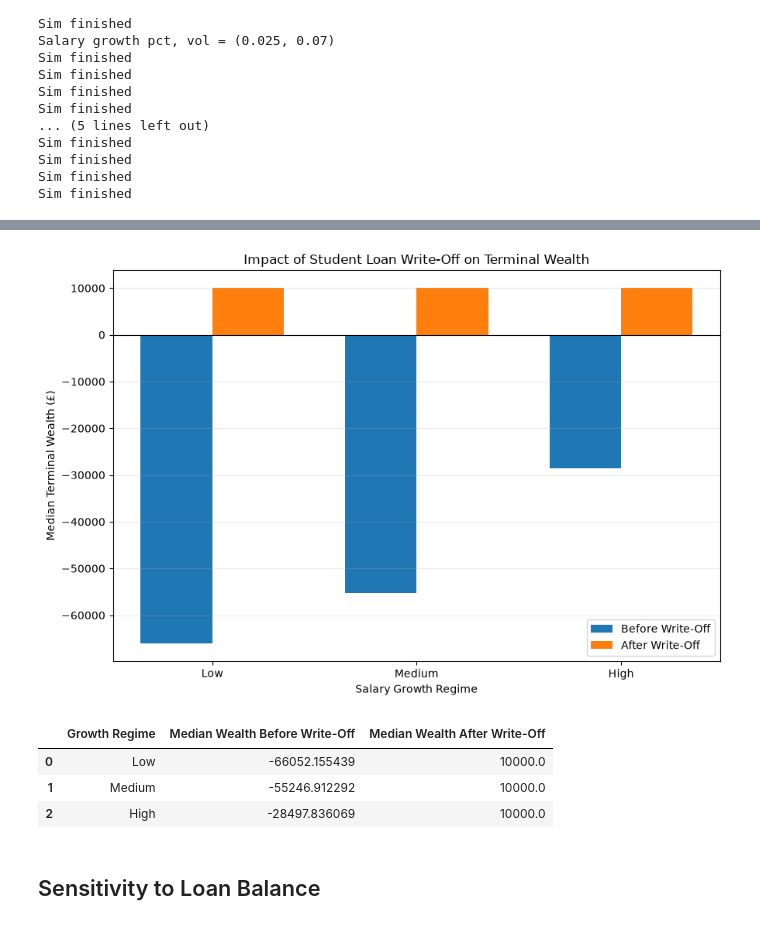
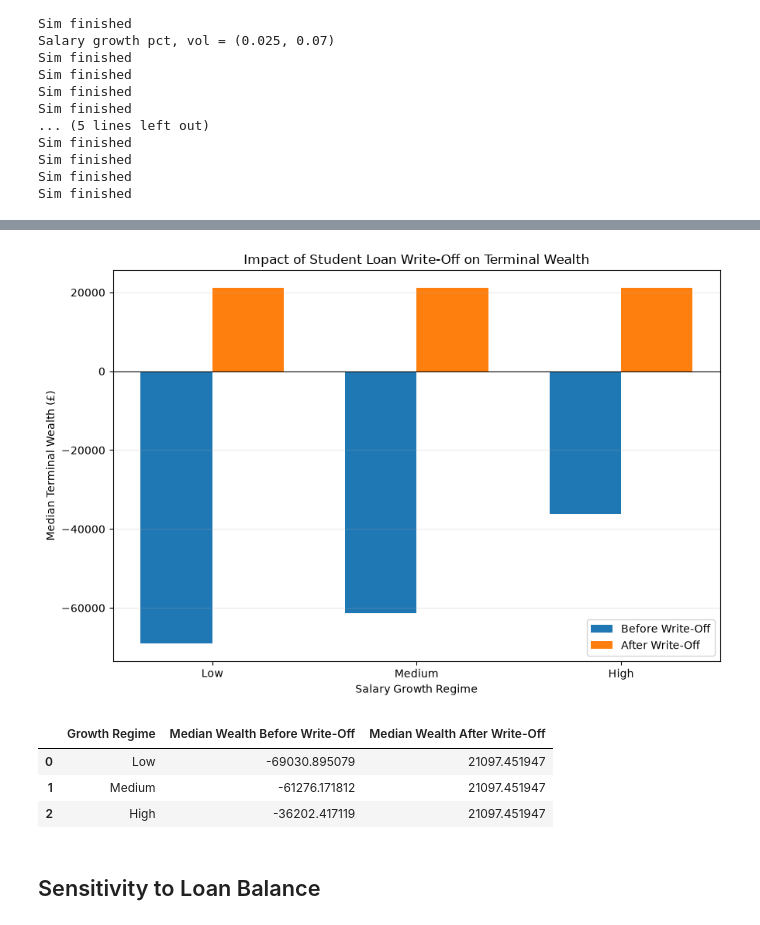
Before and after one commit to j-cwpr/quant-slc-hedging, a Jupyter notebook: src/quant_slc_hedging/notebooks/strategy_evaluation.ipynb, the cells around one changed output, grey strips where cells are left out. Drawn from its saved outputs; the diff is of its cells as text; code cells hidden in the pictures.

```diff
--- a/src/quant_slc_hedging/notebooks/strategy_evaluation.ipynb
+++ b/src/quant_slc_hedging/notebooks/strategy_evaluation.ipynb
@@ -21,10 +29,10 @@ from dataclasses import dataclass
 # %%
-n_paths = 10_000
+n_paths = 50_000
 years_remaining = 25
 observations = years_remaining * 12
 seed = 1234
 starting_salary = 35_000
-initial_loan = 40_000
+initial_loan = 45_000
 initial_investment_balance = 10_000
 repayment_threshold = 29_385
 fixed_excess_of_salary_spare = 0.1
@@ -33,7 +41,7 @@ annual_investment_pct_options = 0.07
 annual_investment_vol = 0.16
 annual_investment_vol_options = 0.20
 annual_risk_free_rate = 0.03
-covered_call_mooneyness = 1.2
+covered_call_moneyness = 1.1
 payoff_loan_with_investments = True
 output_path = "/Users/jakecowper/quant/quant-slc-hedging/src/quant_slc_hedging/outputs/"
 # %%
@@ -125,7 +140,15 @@ for salary_growth_regime in ["Low", "Medium", "High"]:
     strategies = config_dict["strategies"]
 
     for name, strategy in strategies.items():
-        sim = SimulationHandler(salary_config=config_dict["salary_config"], loan_config=config_dict["loan_config"], investment_config=config_dict["investment_config"], strategy=strategy, n_paths=config_dict["n_paths"], observations=config_dict["observations"], salary_rng=config_dict["salary_rng"])
+        sim = SimulationHandler(
+            salary_config=config_dict["salary_config"],
+            loan_config=config_dict["loan_config"],
+            investment_config=config_dict["investment_config"],
+            strategy=strategy,
+            n_paths=config_dict["n_paths"],
+            observations=config_dict["observations"],
+            salary_rng=config_dict["salary_rng"],
+        )
         results[salary_growth_regime][name] = sim.run_simulation()
 # %% [output]
 Salary growth pct, vol = (0.01, 0.05)
@@ -397,22 +407,20 @@ def plot_writeoff_impact(results):
     for regime in regimes:
         result = results[regime]["Minimum Repayment"]
 
-        terminal_loan = np.asarray(
-            result.loan_result.loan_balance
-        )[:, -1]
+        terminal_loan = np.asarray(result.loan_result.loan_balance)[:, -1]
 
-        terminal_investment = np.asarray(
-            result.investment_balance
-        )[:, -1]
+        terminal_investment = np.asarray(result.investment_balance)[:, -1]
 
         wealth_pre = terminal_investment - terminal_loan
         wealth_post = terminal_investment
 
-        rows.append({
-            "Growth Regime": regime,
-            "Median Wealth Before Write-Off": np.median(wealth_pre),
-            "Median Wealth After Write-Off": np.median(wealth_post),
-        })
+        rows.append(
+            {
+                "Growth Regime": regime,
+                "Median Wealth Before Write-Off": np.median(wealth_pre),
+                "Median Wealth After Write-Off": np.median(wealth_post),
+            }
+        )
 
     stats = pd.DataFrame(rows)
 
@@ -424,38 +432,39 @@ def plot_writeoff_impact(results):
     ax.bar(
         x - width / 2,
         stats["Median Wealth Before Write-Off"],
         width,
         label="Before Write-Off",
     )
 
     ax.bar(
         x + width / 2,
         stats["Median Wealth After Write-Off"],
         width,
         label="After Write-Off",
     )
 
     ax.axhline(0, color="black", linewidth=0.8)
     ax.set_xticks(x)
     ax.set_xticklabels(regimes)
     ax.set_xlabel("Salary Growth Regime")
     ax.set_ylabel("Median Terminal Wealth (£)")
     ax.set_title("Impact of Student Loan Write-Off on Terminal Wealth")
     ax.legend()
     ax.grid(axis="y", alpha=0.25)
 
     plt.tight_layout()
     plt.show()
 
     return stats
 
+
 plot_writeoff_impact(results)
 # %% [output]
-[figure, old version]
+[figure, new version]
 |  | Growth Regime | Median Wealth Before Write-Off | Median Wealth After Write-Off |
-| 0 | Low | -66052.155439 | 10000.0 |
-| 1 | Medium | -55246.912292 | 10000.0 |
-| 2 | High | -28497.836069 | 10000.0 |
+| 0 | Low | -69030.895079 | 21097.451947 |
+| 1 | Medium | -61276.171812 | 21097.451947 |
+| 2 | High | -36202.417119 | 21097.451947 |
 # %% [markdown]
 ## Sensitivity to Loan Balance
 # %%
```
Also changed, not shown: parts of 8 cells of this notebook, 19 other files.
